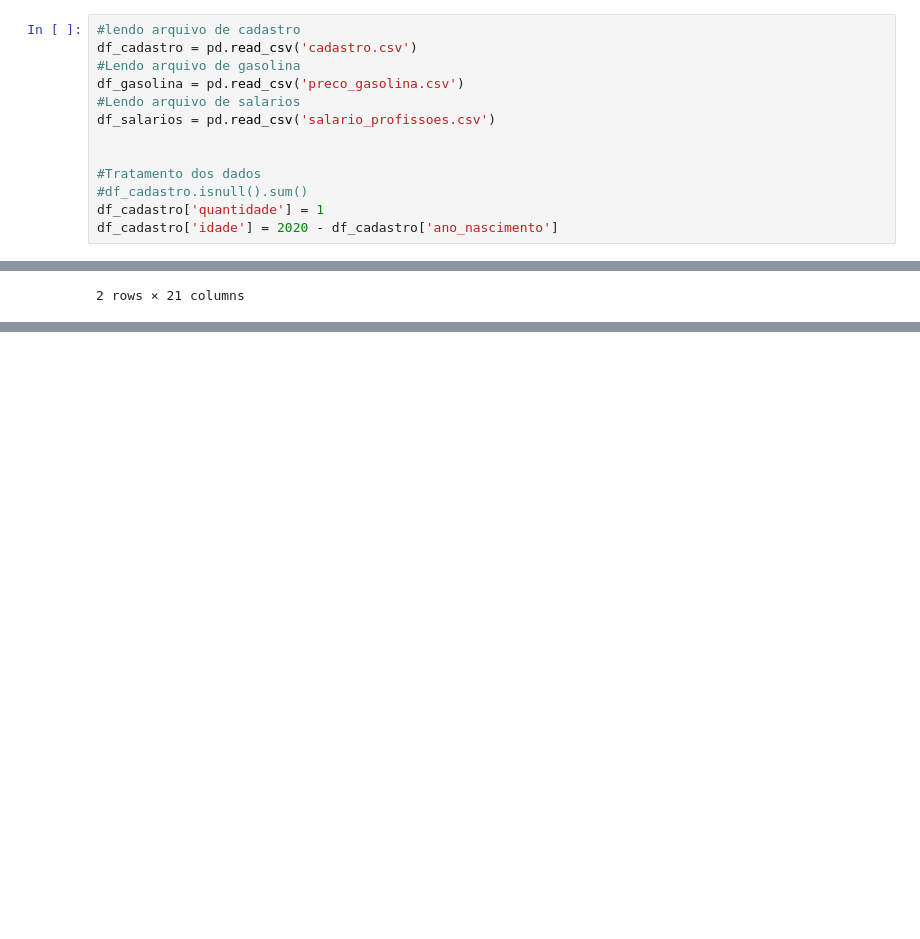
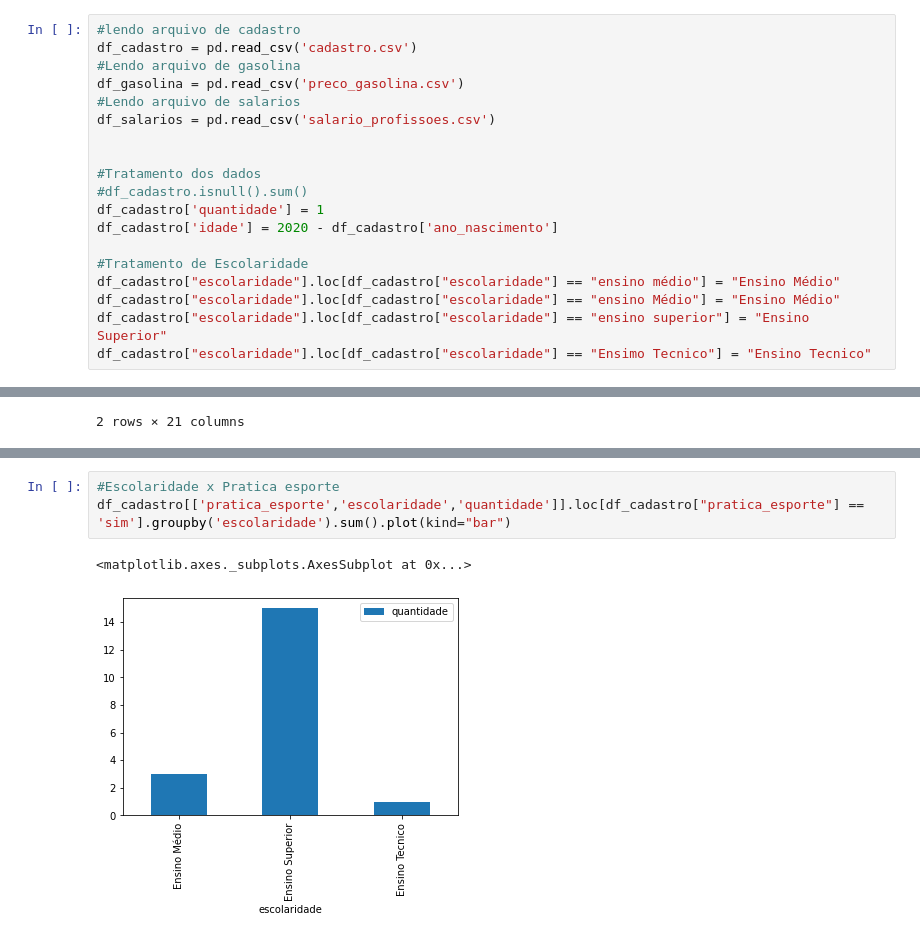
Before and after one commit to VictorBazzo/EstudosMBA, a Jupyter notebook: AtividadeFinal.ipynb, the cells around one changed output, grey strips where cells are left out. Saved outputs shown, nothing was run; the diff lists cells and outputs as text; blank space fills up the shorter version.

```diff
--- a/AtividadeFinal.ipynb
+++ b/AtividadeFinal.ipynb
@@ -28,6 +29,12 @@ df_salarios = pd.read_csv('salario_profissoes.csv')
 #df_cadastro.isnull().sum()
 df_cadastro['quantidade'] = 1
 df_cadastro['idade'] = 2020 - df_cadastro['ano_nascimento']
+
+#Tratamento de Escolaridade
+df_cadastro["escolaridade"].loc[df_cadastro["escolaridade"] == "ensino médio"] = "Ensino Médio"
+df_cadastro["escolaridade"].loc[df_cadastro["escolaridade"] == "ensino Médio"] = "Ensino Médio"
+df_cadastro["escolaridade"].loc[df_cadastro["escolaridade"] == "ensino superior"] = "Ensino Superior"
+df_cadastro["escolaridade"].loc[df_cadastro["escolaridade"] == "Ensimo Tecnico"] = "Ensino Tecnico"
 # %%
 #Media das idades
 print("A media das idades é:",round(df_cadastro['idade'].sum() / df_cadastro['quantidade'].sum(),2))
@@ -92,0 +100,6 @@ df_cadastro_salarios.loc[df_cadastro_salarios["lazer_final_de_semana"] == "camin
+# %%
+#Escolaridade x Pratica esporte
+df_cadastro[['pratica_esporte','escolaridade','quantidade']].loc[df_cadastro["pratica_esporte"] == 'sim'].groupby('escolaridade').sum().plot(kind="bar")
+# %% [output]
+<matplotlib.axes._subplots.AxesSubplot at 0x...>
+[figure, added]
```
Also changed, not shown: parts of 6 cells of this notebook.
